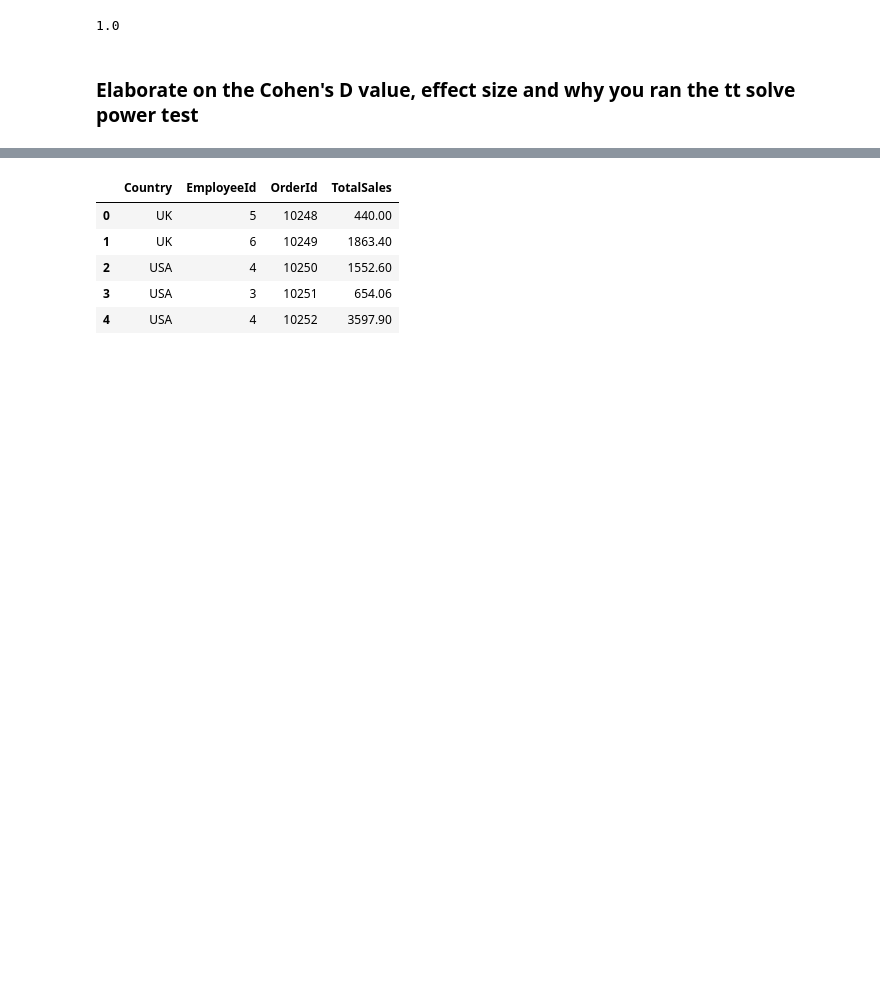
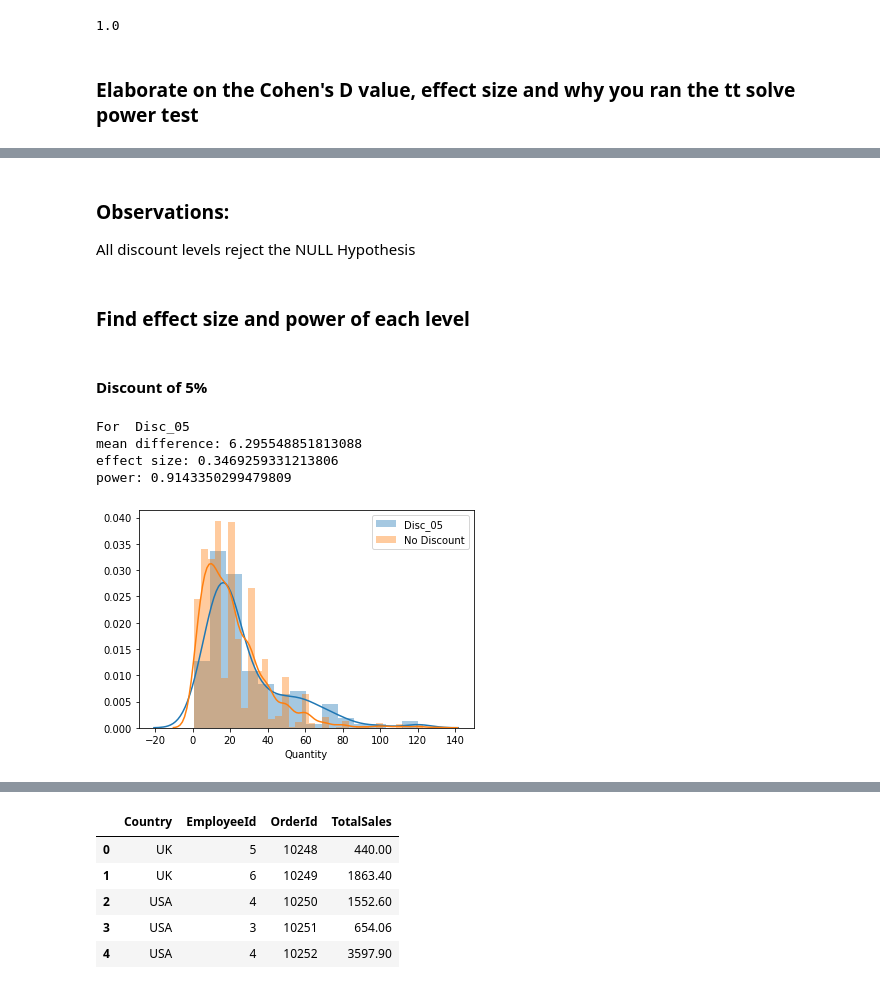
Before and after one commit to andymdc31/flatiron_project2, a Jupyter notebook: dsc-mod-3-project-online-ds-ft-081219/Project_Code.ipynb, the cells around one changed output, grey strips where cells are left out. Saved outputs shown, nothing was run; the diff lists cells and outputs as text; code cells hidden in the pictures; blank space fills up the shorter version.

```diff
--- a/dsc-mod-3-project-online-ds-ft-081219/Project_Code.ipynb
+++ b/dsc-mod-3-project-online-ds-ft-081219/Project_Code.ipynb
@@ -318,0 +276,12 @@ def run_welchs_ttest(control, experimental):
+# %%
+df1.drop(df1.loc[df1['Discount']==0.01].index, inplace=True)
+df1.drop(df1.loc[df1['Discount']==0.02].index, inplace=True)
+df1.drop(df1.loc[df1['Discount']==0.03].index, inplace=True)
+df1.drop(df1.loc[df1['Discount']==0.04].index, inplace=True)
+df1.drop(df1.loc[df1['Discount']==0.06].index, inplace=True)
+# %%
+#get dummy variables for discount levels
+disc_dummies = pd.get_dummies(df1.Discount, prefix='Disc')
+# %%
+df1 = pd.concat([df1, disc_dummies], axis=1)
+df1.head()
@@ -318,0 +308,6 @@ def run_welchs_ttest(control, experimental):
+# %%
+#Rename columns so they will work in ANOVA
+df1.rename(columns={'Disc_0.0': 'Disc_0', 'Disc_0.05': 'Disc_05',
+                    'Disc_0.1': 'Disc_1', 'Disc_0.15': 'Disc_15',
+                    'Disc_0.2': 'Disc_2', 'Disc_0.25': 'Disc_25'},
+           inplace=True)
@@ -318,0 +328,15 @@ def run_welchs_ttest(control, experimental):
+# %% [markdown]
+### Observations:
+All discount levels reject the NULL Hypothesis
+# %% [markdown]
+### Find effect size and power of each level
+# %% [markdown]
+#### Discount of 5%
+# %%
+effect_size_and_power(df1, 'Disc_05')
+# %% [output]
+For  Disc_05
+mean difference: 6.295548851813088
+effect size: 0.3469259331213806
+power: 0.9143350299479809
+[figure, added]
```
Also changed, not shown: parts of 58 cells of this notebook.
